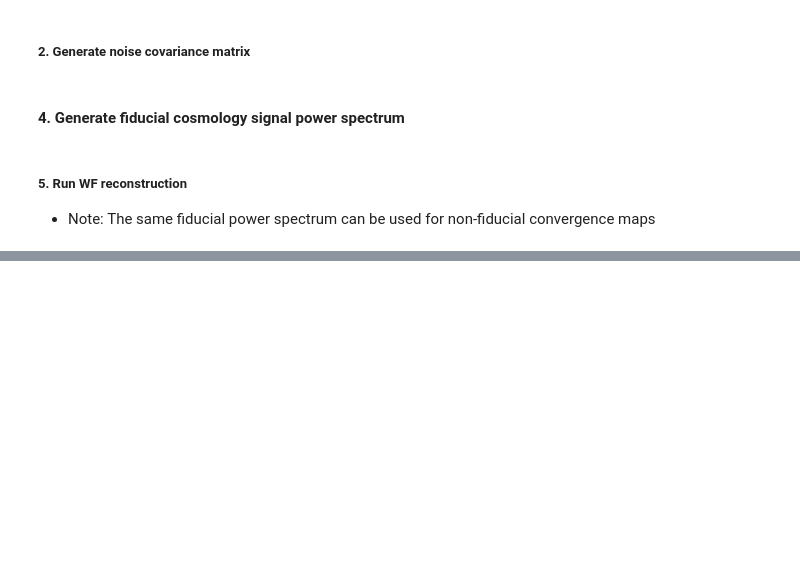
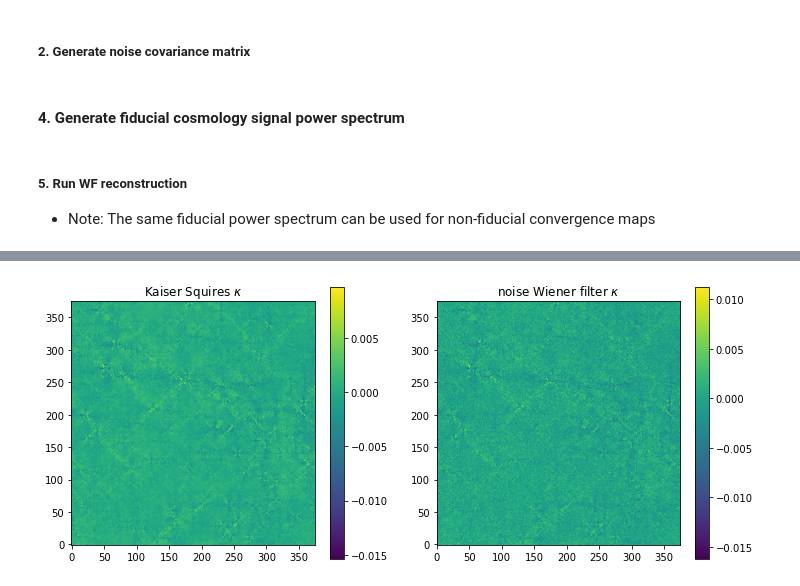
Before and after one commit to LSSTDESC/hos_mass_mapping, a Jupyter notebook: notebooks/WienerFilter.ipynb, the cells around one changed output, grey strips where cells are left out. Saved outputs shown, nothing was run; the diff lists cells and outputs as text; code cells hidden in the pictures; blank space fills up the shorter version.

```diff
--- a/notebooks/WienerFilter.ipynb
+++ b/notebooks/WienerFilter.ipynb
@@ -86,0 +138,16 @@ kE_wf, kB_wf = ks93(*wf_jax)
+# %%
+# set noise covariance matrix
+ncov_diag_Q_noise = np.tile(sig_test ** 2, (box_width_pix, box_width_pix))
+ncov_diag_U_noise = np.tile(sig_test ** 2, (box_width_pix, box_width_pix))
+wf_noise = spin_wiener_filter(gmap1_noise, gmap2_noise, ncov_diag_Q_noise, ncov_diag_U_noise, input_ps_map_E, input_ps_map_B)
+kE_wf_noise, kB_wf_noise = ks93(*wf_noise)
+# %%
+fig, axes = plt.subplots(1, 2, figsize=(12, 5))
+im1 = axes[0].imshow(kE_ks, origin='lower')
+axes[0].set_title(r"Kaiser Squires $\kappa$")
+fig.colorbar(im1, ax=axes[0])
+im2 = axes[1].imshow(kE_wf_noise, origin='lower')
+axes[1].set_title(r"noise Wiener filter $\kappa$")
+fig.colorbar(im2, ax=axes[1]);
+# %% [output]
+[figure, added]
```
Also changed, not shown: parts of 14 cells of this notebook, 1 other file.
